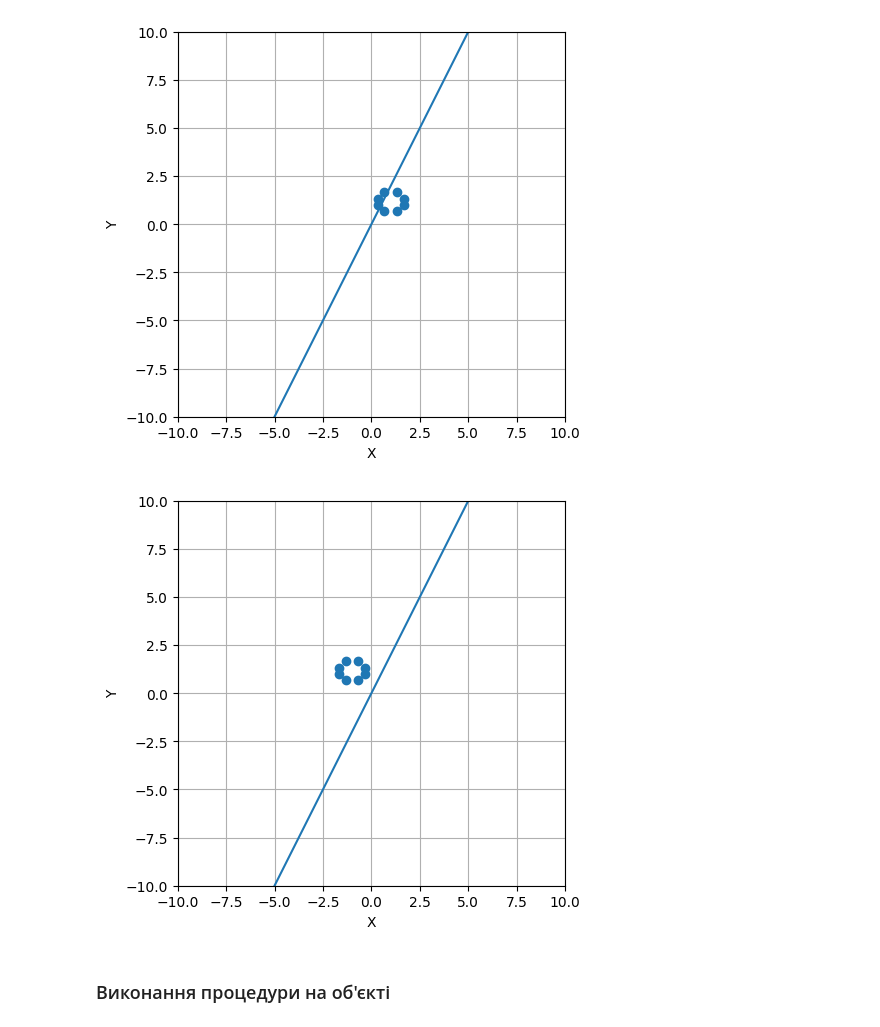
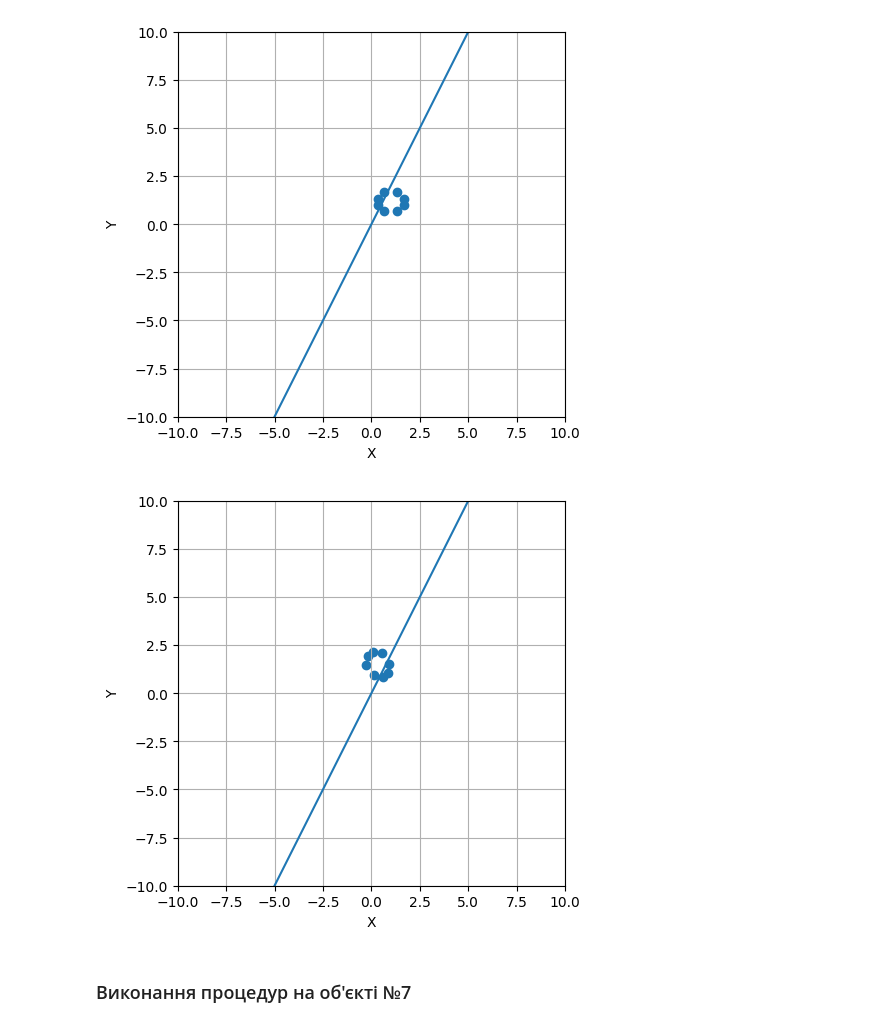
Before and after one commit to JavaConterry/Computer-Graphics, a Jupyter notebook: Worksheet.ipynb, the cells around one changed output. Drawn from its saved outputs; the diff is of its cells as text; code cells hidden in the pictures.

```diff
--- a/Worksheet.ipynb
+++ b/Worksheet.ipynb
@@ -107,34 +117,34 @@ plot_object_with_line(vertices, line, (10, 10))
 # %%
 import math as m
 
 alpha = m.atan(k) #k=tg(α)
 M_rotate_by_angle = np.array([
-    [-m.cos(alpha), m.sin(alpha), 0],
-    [-m.sin(alpha), -m.cos(alpha), 0],
+    [m.cos(alpha), -m.sin(alpha), 0],
+    [m.sin(alpha), m.cos(alpha), 0],
     [0,             0,            1]
 ])
 
 M_reflect_y = np.array([
     [1,  0, 0],
     [0, -1, 0],
     [0,  0, 1]
 ])
 
 
 M_rotate_back_by_angle = np.array([
-    [m.cos(alpha), -m.sin(alpha), 0],
-    [m.sin(alpha),  m.cos(alpha), 0],
+    [m.cos(-alpha), -m.sin(-alpha), 0],
+    [m.sin(-alpha),  m.cos(-alpha), 0],
     [0,             0,            1]
 ])
 
 
 
 operation_rotate_by_line = ((M_rotate_by_angle.dot(M_reflect_y)).dot(M_rotate_back_by_angle)).dot(vertices.T)
 plot_object_with_line(operation_rotate_by_line, line, (10, 10))
 # %% [output]
-[figure, old version]
+[figure, new version]
 # %% [markdown]
-### Виконання процедури на об'єкті
+### Виконання процедур на об'єкті №7
 # %%
 import pandas as pd
 
```
Also changed, not shown: parts of 7 cells of this notebook, 2 other files.
